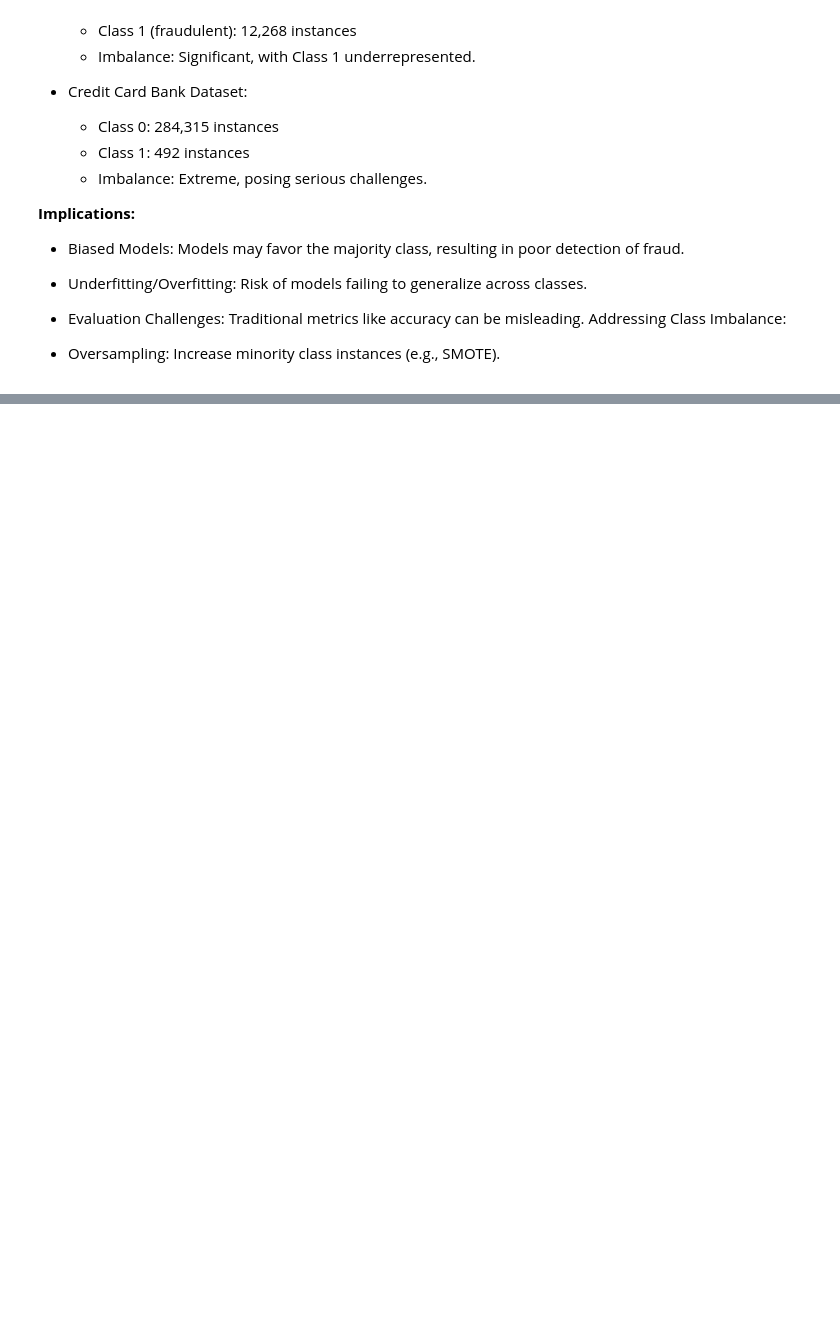
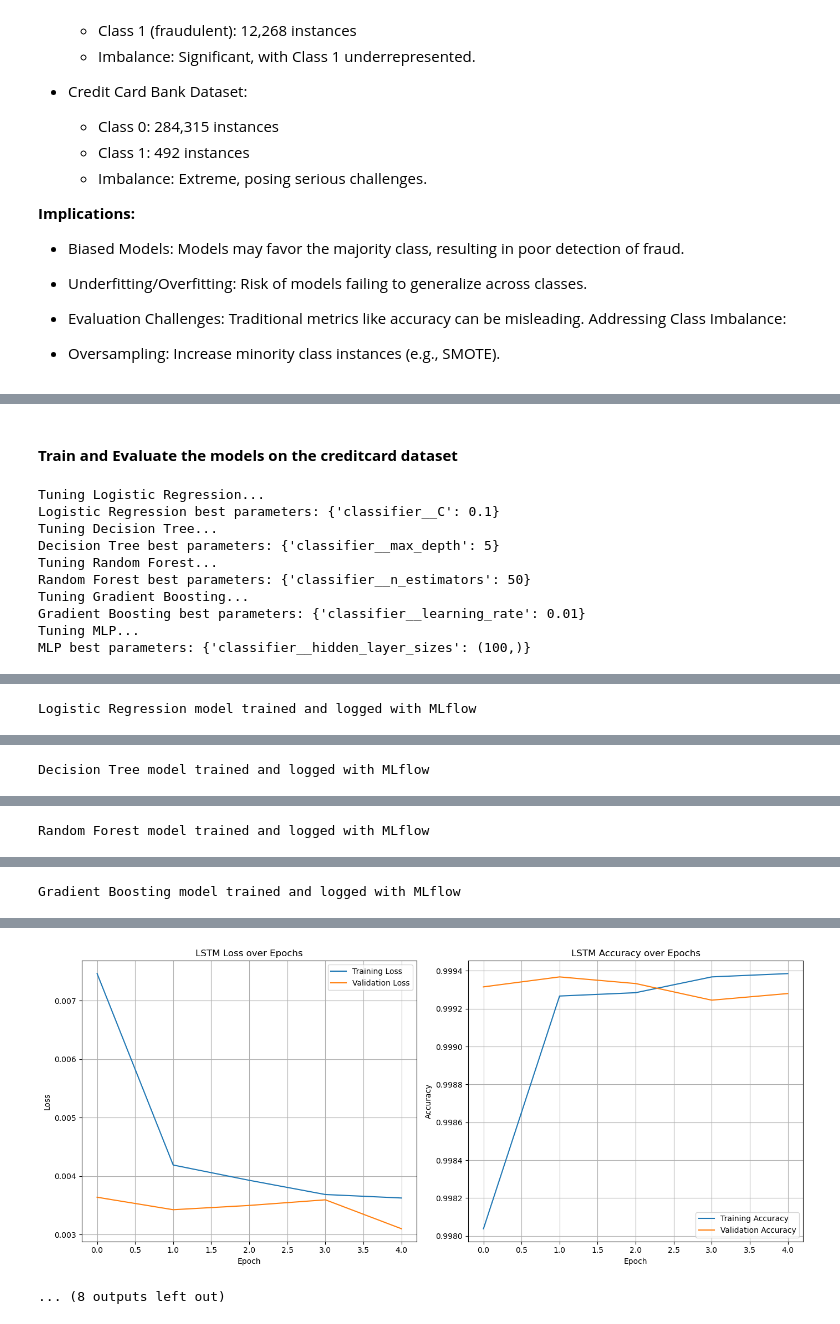
Before and after one commit to Tsegaye16/Fraud-Detection, a Jupyter notebook: notebooks/model_training.ipynb, the cells around one changed output, grey strips where cells are left out. Cells and saved outputs as stored; diff of their text form; code cells hidden in the pictures; blank space fills up the shorter version.

```diff
--- a/notebooks/model_training.ipynb
+++ b/notebooks/model_training.ipynb
@@ -266,0 +300,24 @@ pd.DataFrame(results_fraud).T
+# %% [markdown]
+#### **Train and Evaluate the models on the creditcard dataset**
+# %%
+# Create instance of the pipeline
+
+model_pipeline = ModelTraining(X_train_cc, X_test_cc, y_train_cc, y_test_cc)
+
+# add models
+model_pipeline.add_models()
+# Train and evaluate, logging with MLflow
+best_model, best_model_name = model_pipeline.train_and_evaluate()
+# Save the best model
+model_pipeline.save_best_models(best_model, best_model_name, 'creditcard')
+# %% [output]
+Tuning Logistic Regression...
+Logistic Regression best parameters: {'classifier__C': 0.1}
+Tuning Decision Tree...
+Decision Tree best parameters: {'classifier__max_depth': 5}
+Tuning Random Forest...
+Random Forest best parameters: {'classifier__n_estimators': 50}
+Tuning Gradient Boosting...
+Gradient Boosting best parameters: {'classifier__learning_rate': 0.01}
+Tuning MLP...
+MLP best parameters: {'classifier__hidden_layer_sizes': (100,)}
@@ -266,0 +325 @@ pd.DataFrame(results_fraud).T
+Logistic Regression model trained and logged with MLflow
@@ -266,0 +327 @@ pd.DataFrame(results_fraud).T
+Decision Tree model trained and logged with MLflow
@@ -266,0 +329 @@ pd.DataFrame(results_fraud).T
+Random Forest model trained and logged with MLflow
@@ -266,0 +331 @@ pd.DataFrame(results_fraud).T
+Gradient Boosting model trained and logged with MLflow
@@ -266,0 +335,2 @@ pd.DataFrame(results_fraud).T
+[figure, added]
+... (8 outputs left out)
```
Also changed, not shown: parts of 14 cells of this notebook, 7 other files.
